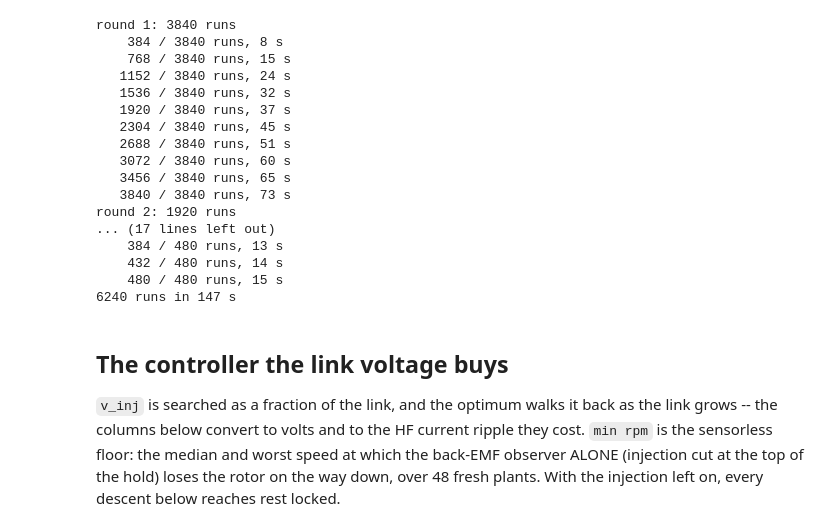
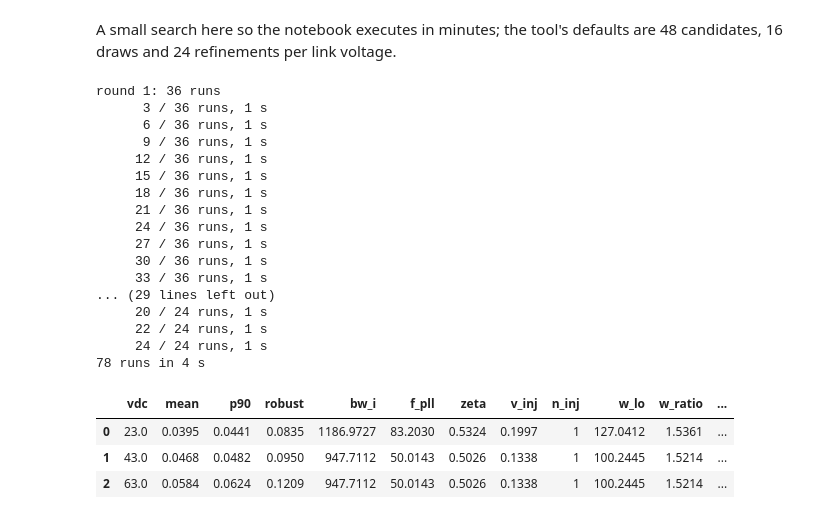
Before and after one commit to rogerisaksson/coaxial_63100, a Jupyter notebook: notebook_examples/foc_montecarlo.ipynb, the cells around one changed output. Drawn from its saved outputs; the diff is of its cells as text; code cells hidden in the pictures.

```diff
--- a/notebook_examples/foc_montecarlo.ipynb
+++ b/notebook_examples/foc_montecarlo.ipynb
@@ -82,35 +28,34 @@ rotor in ten loses. One process per core.
+# %% [markdown]
+A small search here so the notebook executes in minutes; the tool's defaults are 48 candidates, 16 draws and 24 refinements per link voltage.
 # %%
+import time
+
+VDCS = (23.0, 43.0, 63.0)
 t0 = time.perf_counter()
-lib = mc.library()
-with mc.pool(lib=lib) as p:
-    best, runs = mc.search(p, VDCS, CANDIDATES, DRAWS, REFINE)
-    ver = mc.verify(p, best, VERIFY_DRAWS)
-print('%d runs in %.0f s' % (len(runs) + len(ver), time.perf_counter() - t0))
+with mc.pool() as p:
+    best, runs = mc.search(p, vdcs=VDCS, candidates_n=6, draws=2, refine=3)
+    checked = mc.verify(p, best, draws=4)
+print('%d runs in %.0f s' % (len(runs) + len(checked), time.perf_counter() - t0))
+best[['vdc', 'mean', 'p90', 'robust'] + list(mc.KNOBS)].round(4)
 # %% [output]
-round 1: 3840 runs
-    384 / 3840 runs, 8 s
-    768 / 3840 runs, 15 s
-   1152 / 3840 runs, 24 s
-   1536 / 3840 runs, 32 s
-   1920 / 3840 runs, 37 s
-   2304 / 3840 runs, 45 s
-   2688 / 3840 runs, 51 s
-   3072 / 3840 runs, 60 s
-   3456 / 3840 runs, 65 s
-   3840 / 3840 runs, 73 s
-round 2: 1920 runs
-... (17 lines left out)
-    384 / 480 runs, 13 s
-    432 / 480 runs, 14 s
-    480 / 480 runs, 15 s
-6240 runs in 147 s
+round 1: 36 runs
+      3 / 36 runs, 1 s
+      6 / 36 runs, 1 s
+      9 / 36 runs, 1 s
+     12 / 36 runs, 1 s
+     15 / 36 runs, 1 s
+     18 / 36 runs, 1 s
+     21 / 36 runs, 1 s
+     24 / 36 runs, 1 s
+     27 / 36 runs, 1 s
+     30 / 36 runs, 1 s
+     33 / 36 runs, 1 s
+... (29 lines left out)
+     20 / 24 runs, 1 s
+     22 / 24 runs, 1 s
+     24 / 24 runs, 1 s
+78 runs in 4 s
+|  | vdc | mean | p90 | robust | bw_i | f_pll | zeta | v_inj | n_inj | w_lo | w_ratio | ... |
+| 0 | 23.0 | 0.0395 | 0.0441 | 0.0835 | 1186.9727 | 83.2030 | 0.5324 | 0.1997 | 1 | 127.0412 | 1.5361 | ... |
+| 1 | 43.0 | 0.0468 | 0.0482 | 0.0950 | 947.7112 | 50.0143 | 0.5026 | 0.1338 | 1 | 100.2445 | 1.5214 | ... |
+| 2 | 63.0 | 0.0584 | 0.0624 | 0.1209 | 947.7112 | 50.0143 | 0.5026 | 0.1338 | 1 | 100.2445 | 1.5214 | ... |
-# %% [markdown]
-## The controller the link voltage buys
-
-`v_inj` is searched as a fraction of the link, and the optimum walks it
-back as the link grows -- the columns below convert to volts and to the
-HF current ripple they cost. `min rpm` is the sensorless floor: the
-median and worst speed at which the back-EMF observer ALONE (injection
-cut at the top of the hold) loses the rotor on the way down, over 48
-fresh plants. With the injection left on, every descent below reaches
-rest locked.
```
Also changed, not shown: parts of 23 cells of this notebook, 22 other files.
